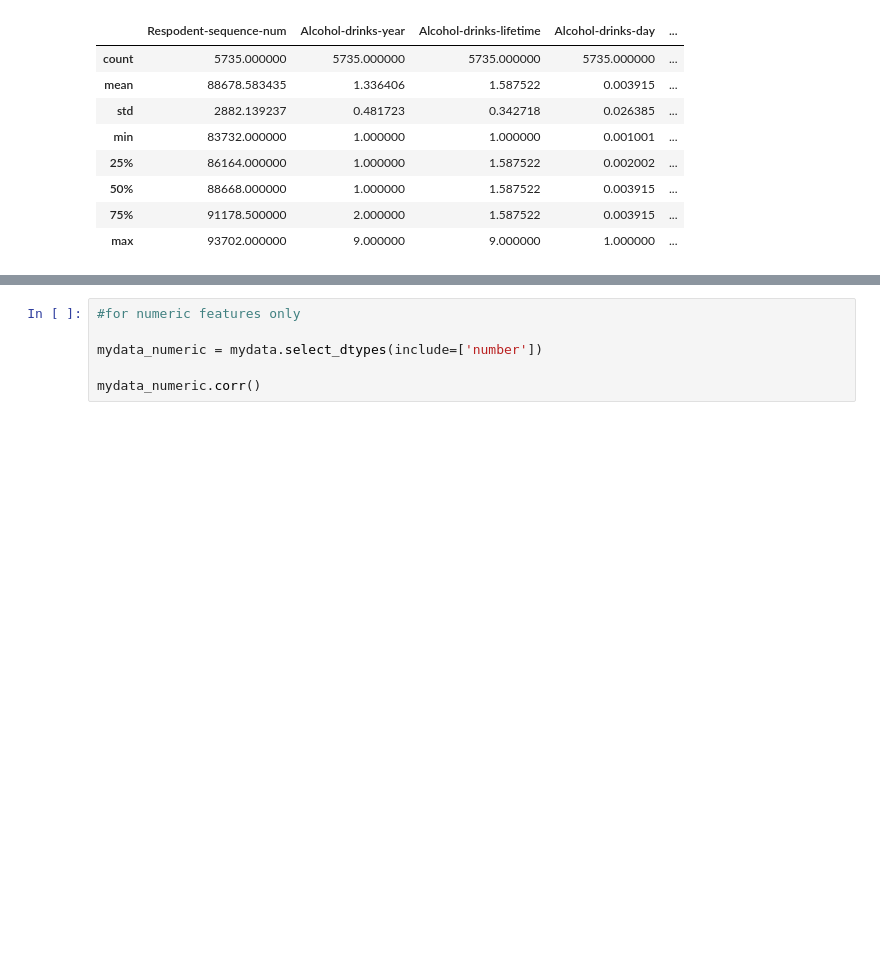
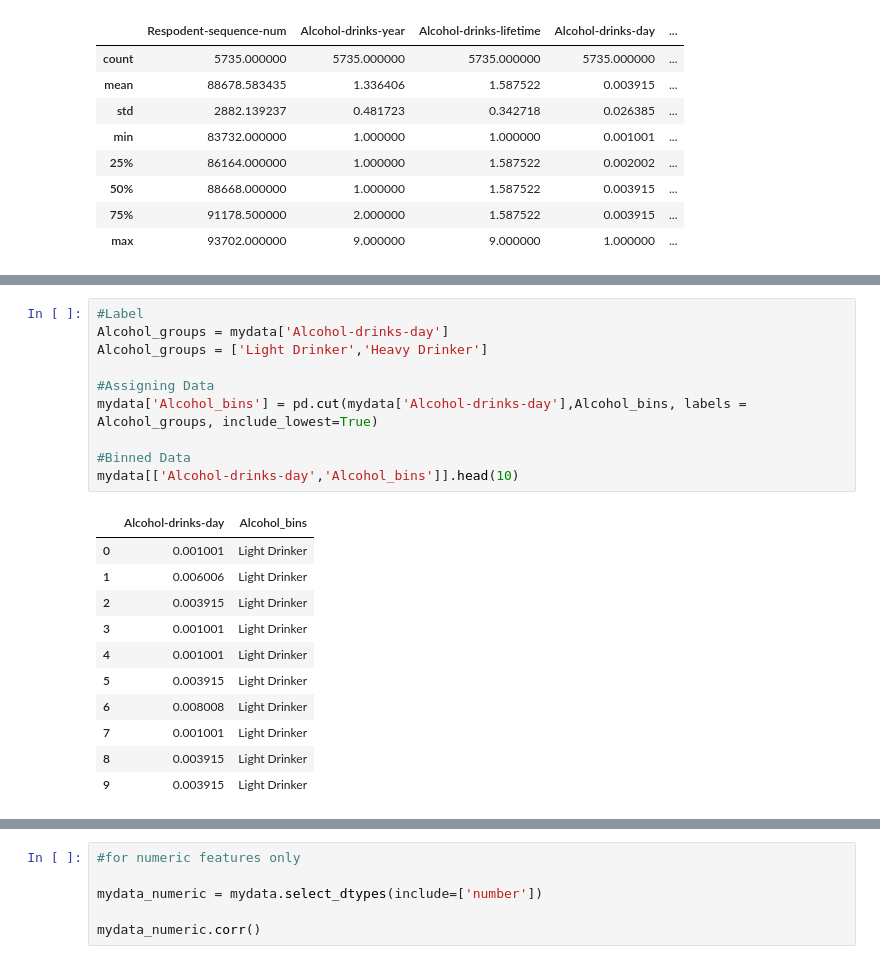
Before and after one commit to NumpyNerd/PYTHON, a Jupyter notebook: 09_Data_Wrangling&EDA_Exercise1.ipynb, the cells around one changed output, grey strips where cells are left out. Drawn from its saved outputs; the diff is of its cells as text; blank space fills up the shorter version.

```diff
--- a/09_Data_Wrangling&EDA_Exercise1.ipynb
+++ b/09_Data_Wrangling&EDA_Exercise1.ipynb
@@ -837,0 +860,22 @@ mydata.corr()
+# %%
+#Label
+Alcohol_groups = mydata['Alcohol-drinks-day']
+Alcohol_groups = ['Light Drinker','Heavy Drinker']
+
+#Assigning Data
+mydata['Alcohol_bins'] = pd.cut(mydata['Alcohol-drinks-day'],Alcohol_bins, labels = Alcohol_groups, include_lowest=True)
+
+#Binned Data
+mydata[['Alcohol-drinks-day','Alcohol_bins']].head(10)
+# %% [output]
+|  | Alcohol-drinks-day | Alcohol_bins |
+| 0 | 0.001001 | Light Drinker |
+| 1 | 0.006006 | Light Drinker |
+| 2 | 0.003915 | Light Drinker |
+| 3 | 0.001001 | Light Drinker |
+| 4 | 0.001001 | Light Drinker |
+| 5 | 0.003915 | Light Drinker |
+| 6 | 0.008008 | Light Drinker |
+| 7 | 0.001001 | Light Drinker |
+| 8 | 0.003915 | Light Drinker |
+| 9 | 0.003915 | Light Drinker |
```
Also changed, not shown: parts of 7 cells of this notebook.
